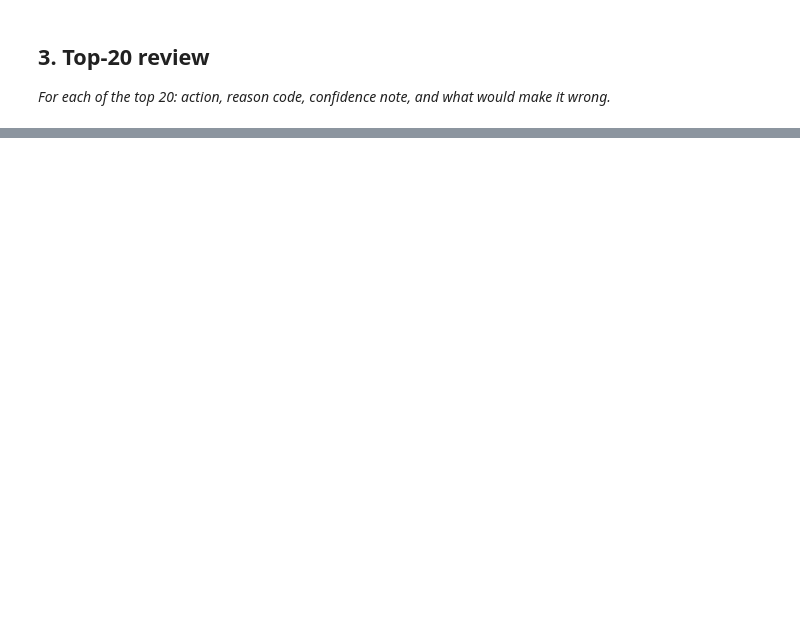
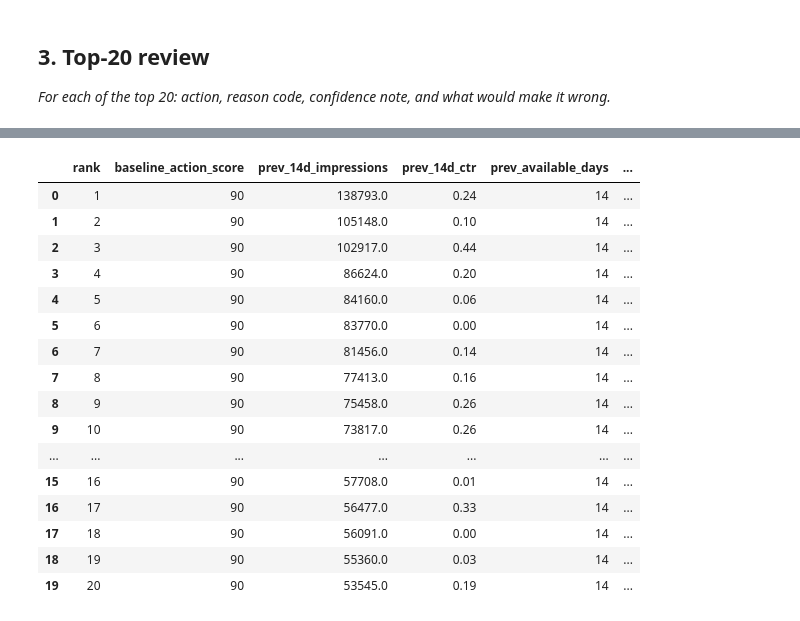
Before and after one commit to NourhanFarag/nourhan-flyrank-ml-internship, a Jupyter notebook: work/notebooks/w04_baseline_score.ipynb, the cells around one changed output, grey strips where cells are left out. Saved outputs shown, nothing was run; the diff lists cells and outputs as text; code cells hidden in the pictures; blank space fills up the shorter version.

Commit message:
Complete ML-07 rule-based baseline scoring and top-20 review

```diff
--- a/work/notebooks/w04_baseline_score.ipynb
+++ b/work/notebooks/w04_baseline_score.ipynb
@@ -36,0 +463,82 @@ This skeleton is yours to fill. Work the sections **in order** — each one has
+# %%
+# Historical evidence only; no future metrics.
+
+top20_review = ranked_queue.head(20).copy()
+
+# Confidence refers to measurement coverage,
+# NOT certainty that refreshing will improve performance.
+
+days = top20_review["prev_available_days"]
+
+top20_review["confidence_note"] = np.select(
+    [
+        days.ge(12),
+        days.ge(7),
+        days.gt(0),
+    ],
+    [
+        "High measurement coverage; action unverified",
+        "Moderate measurement coverage; action unverified",
+        "Limited measurement coverage; action unverified",
+    ],
+    default="Insufficient GSC observations",
+)
+
+# Possible failure explanations, not verified causes.
+top20_review["what_could_make_it_wrong"] = np.select(
+    [
+        top20_review["prev_14d_ctr"].eq(0),
+        days.lt(10),
+    ],
+    [
+        "Zero clicks may reflect query intent or SERP context, not a content problem",
+        "Limited observed days may make the CTR estimate unstable",
+    ],
+    default=(
+        "Low CTR may be normal for the query mix; "
+        "a content refresh may not improve it"
+    ),
+)
+
+top20_review["manual_review_status"] = (
+    "Needs editorial/context verification"
+)
+
+review_columns = [
+    "rank",
+    "baseline_action_score",
+    "prev_14d_impressions",
+    "prev_14d_ctr",
+    "prev_available_days",
+    "suggested_action",
+    "reason_codes",
+    "confidence_note",
+    "what_could_make_it_wrong",
+    "manual_review_status",
+]
+
+print("ML-07 — Top-20 Review")
+display(top20_review[review_columns].round(2))
+
+print("\nTop-20 Summary")
+print("Pages reviewed numerically:", len(top20_review))
+print(
+    "Unique clients represented:",
+    top20_review["client_hash_id"].nunique()
+)
+print(
+    "Score range:",
+    top20_review["baseline_action_score"].min(),
+    "to",
+    top20_review["baseline_action_score"].max()
+)
+print(
+    "Pages with 12+ observed days:",
+    int(top20_review["prev_available_days"].ge(12).sum())
+)
+
+assert len(top20_review) == 20
+assert top20_review["baseline_action_score"].is_monotonic_decreasing
+
+print("\nTop-20 review table generated successfully.")
+# %% [output]
@@ -36,0 +546,17 @@ This skeleton is yours to fill. Work the sections **in order** — each one has
+|  | rank | baseline_action_score | prev_14d_impressions | prev_14d_ctr | prev_available_days | ... |
+| 0 | 1 | 90 | 138793.0 | 0.24 | 14 | ... |
+| 1 | 2 | 90 | 105148.0 | 0.10 | 14 | ... |
+| 2 | 3 | 90 | 102917.0 | 0.44 | 14 | ... |
+| 3 | 4 | 90 | 86624.0 | 0.20 | 14 | ... |
+| 4 | 5 | 90 | 84160.0 | 0.06 | 14 | ... |
+| 5 | 6 | 90 | 83770.0 | 0.00 | 14 | ... |
+| 6 | 7 | 90 | 81456.0 | 0.14 | 14 | ... |
+| 7 | 8 | 90 | 77413.0 | 0.16 | 14 | ... |
+| 8 | 9 | 90 | 75458.0 | 0.26 | 14 | ... |
+| 9 | 10 | 90 | 73817.0 | 0.26 | 14 | ... |
+| ... | ... | ... | ... | ... | ... | ... |
+| 15 | 16 | 90 | 57708.0 | 0.01 | 14 | ... |
+| 16 | 17 | 90 | 56477.0 | 0.33 | 14 | ... |
+| 17 | 18 | 90 | 56091.0 | 0.00 | 14 | ... |
+| 18 | 19 | 90 | 55360.0 | 0.03 | 14 | ... |
+| 19 | 20 | 90 | 53545.0 | 0.19 | 14 | ... |
```
Also changed, not shown: parts of 14 cells of this notebook.
